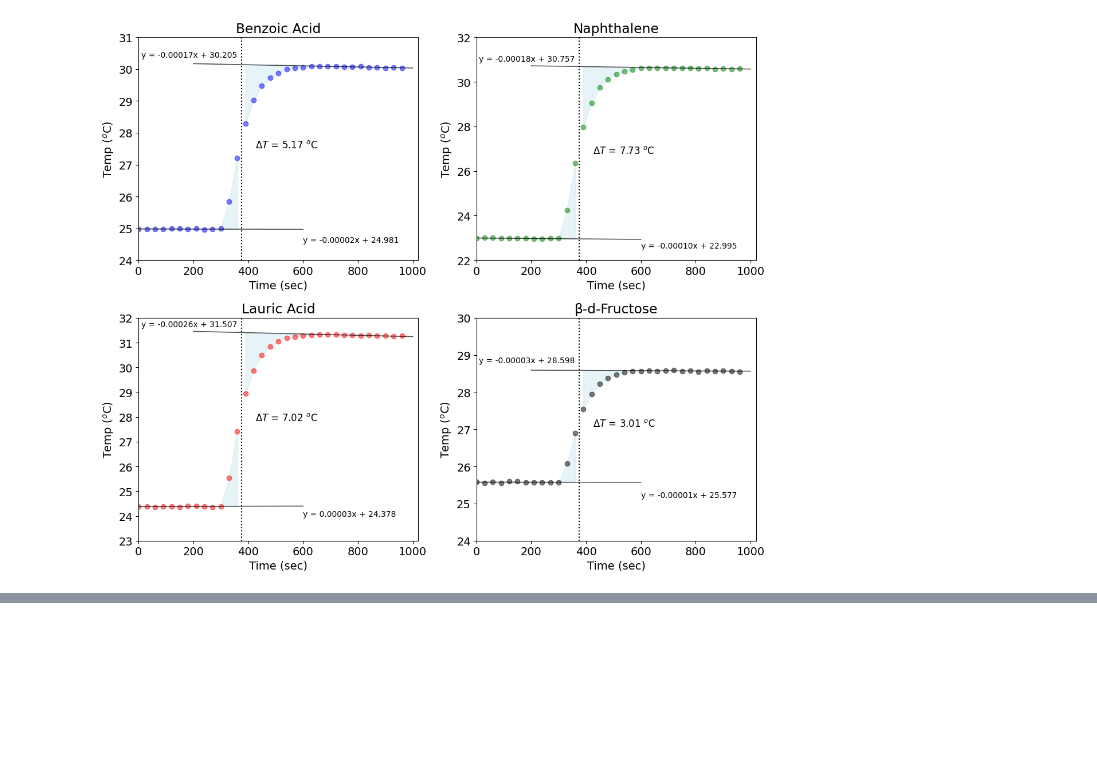
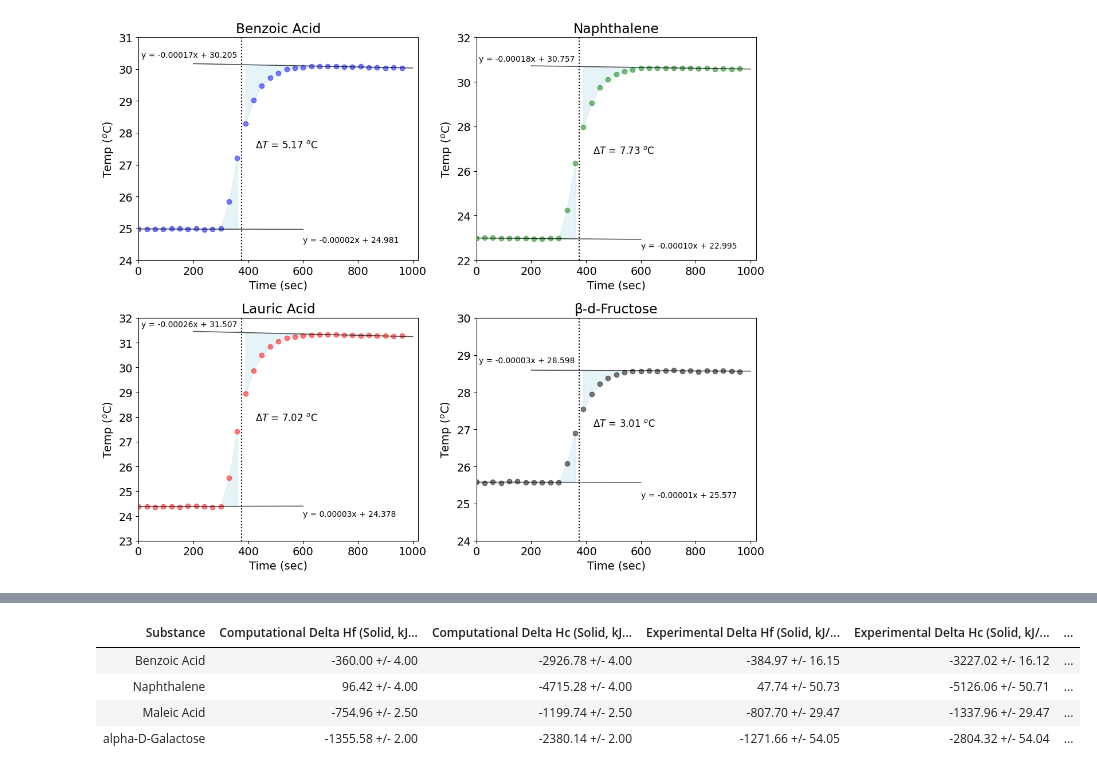
Before and after one commit to sraymundo15/sraymundo15, a Jupyter notebook: Calorimetry Lab/CHM343_Physical_Chemistry_Lab_2_Colab_Notebook_Sebastian_Raymundo.ipynb, the cells around one changed output, grey strips where cells are left out. Drawn from its saved outputs; the diff is of its cells as text; code cells hidden in the pictures; blank space fills up the shorter version.

```diff
--- a/Calorimetry Lab/CHM343_Physical_Chemistry_Lab_2_Colab_Notebook_Sebastian_Raymundo.ipynb
+++ b/Calorimetry Lab/CHM343_Physical_Chemistry_Lab_2_Colab_Notebook_Sebastian_Raymundo.ipynb
@@ -329,0 +1644,55 @@ Estimate the +/- randon statistical error based on error in simulated data and p
+# %%
+# Create a table to compare computational and experimental enthalpy values
+
+data = {
+    'Substance': ['Benzoic Acid', 'Naphthalene', 'Maleic Acid', 'alpha-D-Galactose'],
+    'Computational Delta Hf (Solid, kJ/mol)': [
+        f'{Delta_Hf_ba_solid:.2f} +/- {sigma_Delta_Hf_ba_solid:.2f}',
+        f'{Delta_Hf_na_solid_lit:.2f} +/- {sigma_Delta_Hf_na_solid_lit:.2f}',
+        f'{Delta_Hf_ma_solid:.2f} +/- {sigma_Delta_Hf_ma_solid:.2f}',
+        f'{Delta_Hf_ga_solid:.2f} +/- {sigma_Delta_Hf_ga_solid:.2f}'
+    ],
+    'Computational Delta Hc (Solid, kJ/mol)': [
+        f'{Delta_Hc_ba_lit_calc:.2f} +/- {sigma_Delta_Hc_ba_lit_calc:.2f}',
+        f'{Delta_Hc_na_lit_calc:.2f} +/- {sigma_Delta_Hc_na_lit_calc:.2f}',
+        f'{Delta_Hc_ma_lit_calc:.2f} +/- {sigma_Delta_Hc_ma_lit_calc:.2f}',
+        f'{Delta_Hc_ga_lit_calc:.2f} +/- {sigma_Delta_Hc_ga_lit_calc:.2f}'
+    ],
+    'Experimental Delta Hf (Solid, kJ/mol)': [
+        f'{Delta_Hf_ba:.2f} +/- {sigma_Delta_Hf_ba:.2f}',
+        f'{Delta_Hf_na_solid:.2f} +/- {sigma_Delta_Hf_na_solid:.2f}',
+        f'{Delta_Hf_ma:.2f} +/- {sigma_Delta_Hf_ma:.2f}',
+        f'{Delta_Hf_ga:.2f} +/- {sigma_Delta_Hf_ga:.2f}'
+    ],
+    'Experimental Delta Hc (Solid, kJ/mol)': [
+        f'{Delta_Hc_ba_kj_mol:.2f} +/- {sigma_Delta_Hc_ba_kj_mol:.2f}',
+        f'{Delta_Hc_na_kj_mol:.2f} +/- {sigma_Delta_Hc_na_kj_mol:.2f}',
+        f'{Delta_Hc_ma_kj_mol:.2f} +/- {sigma_Delta_Hc_ma_kj_mol:.2f}',
+        f'{Delta_Hc_ga_kj_mol:.2f} +/- {sigma_Delta_Hc_ga_kj_mol:.2f}'
+    ],
+    'Literature Delta Hf Values (Solid, kJ/mol) (NIST WebBook)': [
+        '', # Placeholder for Benzoic Acid Literature Delta Hf
+        '', # Placeholder for Naphthalene Literature Delta Hf
+        '', # Placeholder for Maleic Acid Literature Delta Hf
+        ''  # Placeholder for alpha-D-Galactose Literature Delta Hf
+    ],
+    'Literature Delta Hc (Solid, kJ/mol) (NIST WebBook)': [
+        '', # Placeholder for Benzoic Acid Literature Delta Hc
+        '', # Placeholder for Naphthalene Literature Delta Hc
+        '', # Placeholder for Maleic Acid Literature Delta Hc
+        ''  # Placeholder for alpha-D-Galactose Literature Delta Hc
+    ]
+}
+
+df_comparison_summary = pd.DataFrame(data)
+
+# Apply styling to the DataFrame
+styled_comparison_df = df_comparison_summary.style.set_properties(**{'border': '1px solid black', 'text-align': 'center'}).set_table_styles([{'selector': 'th', 'props': [('background-color', 'steelblue'), ('color', 'white')]}])
+
+display(styled_comparison_df.hide(axis='index'))
+# %% [output]
+| Substance | Computational Delta Hf (Solid, kJ... | Computational Delta Hc (Solid, kJ... | Experimental Delta Hf (Solid, kJ/... | Experimental Delta Hc (Solid, kJ/... | ... |
+| Benzoic Acid | -360.00 +/- 4.00 | -2926.78 +/- 4.00 | -384.97 +/- 16.15 | -3227.02 +/- 16.12 | ... |
+| Naphthalene | 96.42 +/- 4.00 | -4715.28 +/- 4.00 | 47.74 +/- 50.73 | -5126.06 +/- 50.71 | ... |
+| Maleic Acid | -754.96 +/- 2.50 | -1199.74 +/- 2.50 | -807.70 +/- 29.47 | -1337.96 +/- 29.47 | ... |
+| alpha-D-Galactose | -1355.58 +/- 2.00 | -2380.14 +/- 2.00 | -1271.66 +/- 54.05 | -2804.32 +/- 54.04 | ... |
```
Also changed, not shown: parts of 21 cells of this notebook.
